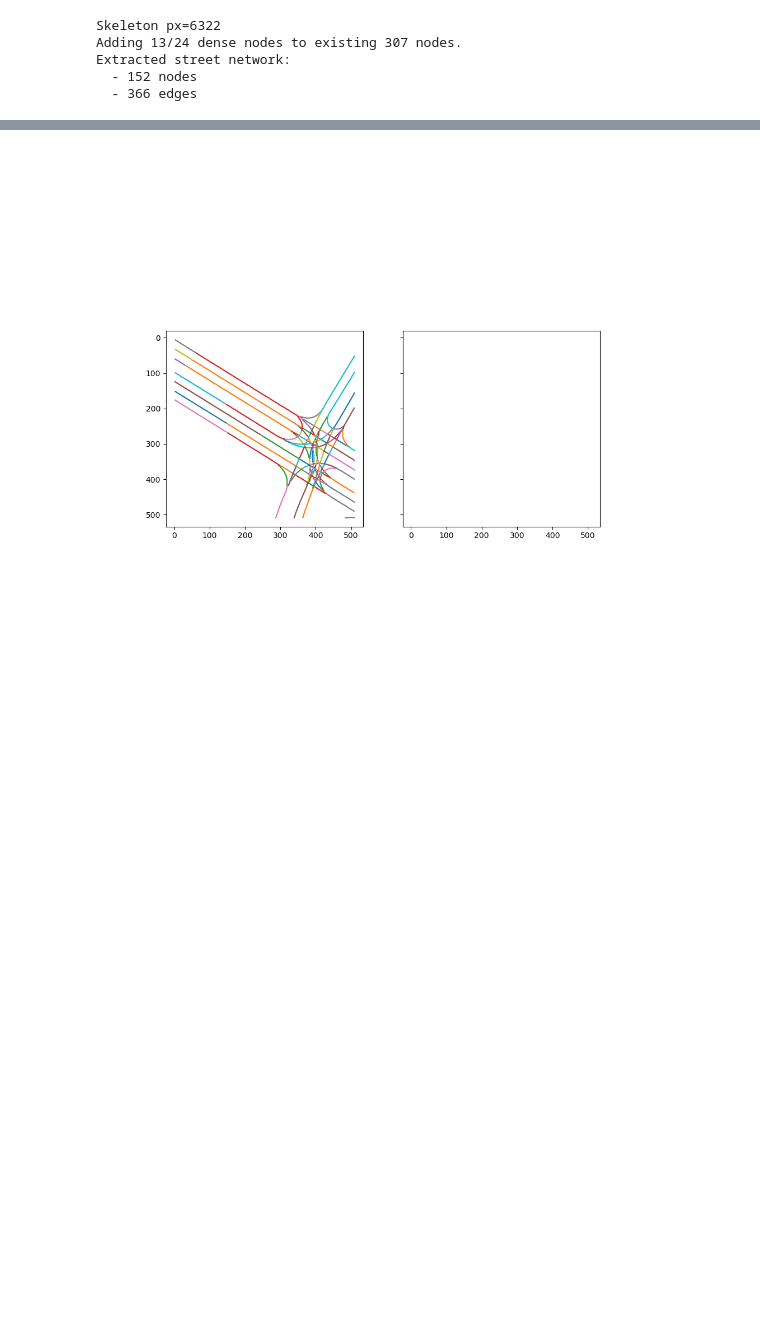
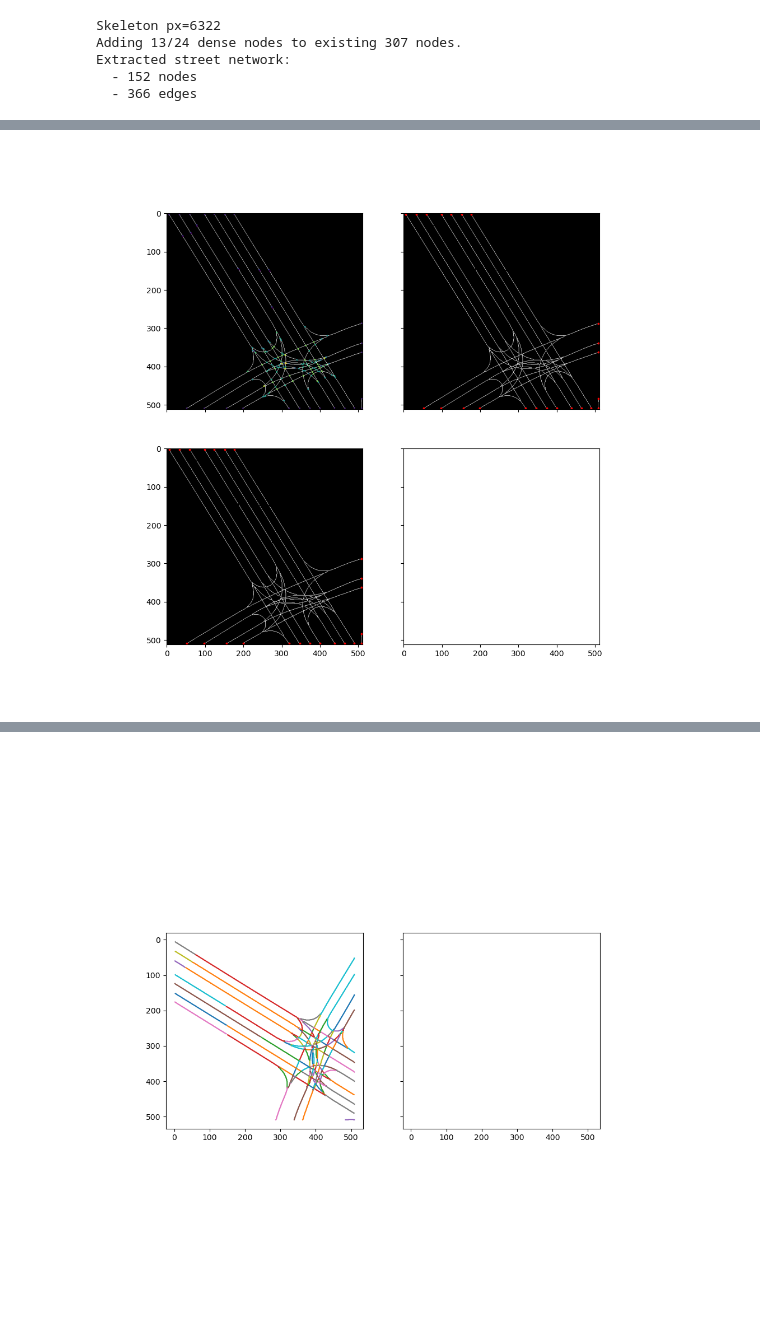
Before and after one commit to Excitablecell/extract-raster-network, a Jupyter notebook: extract_lanes.ipynb, the cells around one changed output, grey strips where cells are left out. Drawn from its saved outputs; the diff is of its cells as text; code cells hidden in the pictures; blank space fills up the shorter version.

Commit message:
feat: find_paths_among_terminals

```diff
--- a/extract_lanes.ipynb
+++ b/extract_lanes.ipynb
@@ -122,0 +44,88 @@ Found 23 terminal nodes (nodes with only 1 degree connection)
+# %%
+def connect_small_gaps(graph: nx.Graph, nodes: list[tuple], thresh: int=4) -> nx.Graph:
+    for i, n1 in enumerate(nodes):
+        for j, n2 in enumerate(nodes[i+1:]):
+            dist = np.hypot(n1[0] - n2[0], n1[1] - n2[1])
+            if dist <= thresh:
+                n2, n2_neighbour, k = list(graph.edges(n2, keys=True))[0]
+                e2 = graph[n2][n2_neighbour][k]
+                e2_path = e2['path']
+                e2_path.insert(0, n1)
+                graph.remove_edge(n2, n2_neighbour)
+                graph.add_edge(n1, n2_neighbour, path=e2_path, d=len(e2_path) - 1)
+                break
+
+    return graph
+
+
+def find_terminal_nodes(graph: nx.Graph) -> list[tuple]:
+    nodes_terminal = [(node[0], node[1]) for (node, degree) in graph.degree if degree == 1]
+    print(f'Found {len(nodes_terminal)} terminal nodes (nodes with only 1 degree connection)')
+
+    return nodes_terminal
+
+
+# def generate_frenet_frame(centerline_pts: np.ndarray):
+def generate_frenet_frame(xs: np.ndarray, ys: np.ndarray):
+    cubic_spline = CubicSpline2D(xs, ys)
+    s = np.arange(0, cubic_spline.s[-1], 1)
+    ref_xy = [cubic_spline.calc_position(i_s) for i_s in s]
+    ref_yaw = [cubic_spline.calc_yaw(i_s) for i_s in s]
+    ref_rk = [cubic_spline.calc_curvature(i_s) for i_s in s]
+
+    return cubic_spline, np.column_stack((ref_xy, ref_yaw, ref_rk))
+
+
+def find_paths_among_terminals(graph: nx.Graph, nodes: list[tuple], thresh: int=4) -> list[list]:
+    paths = []
+    for i, n1 in enumerate(nodes):
+        for j, n2 in enumerate(nodes[i+1:]):
+            if nx.has_path(graph, n1, n2):
+                path = nx.shortest_path(graph, n1, n2, weight=None, method='dijkstra')
+                print(f'From {n1} to {n2}: {path}')
+                paths.append(path)
+
+    print(f'Found {len(paths)} paths')
+    return paths
+
+
+def connect_terminal_nodes(graph: nx.Graph) -> nx.Graph:
+
+    fig, axes = plt.subplots(2, 2, figsize=(10, 10), sharex=True, sharey=True)
+    axes = axes.ravel()
+
+    nodes = np.array([node for (node, degree) in graph.degree()], dtype=float)
+    degrees = np.array([degree for (node, degree) in graph.degree()], dtype=float)
+
+    nodes_terminal = find_terminal_nodes(graph)
+    graph = connect_small_gaps(graph, nodes_terminal, thresh=8)
+
+    axes[0].imshow(skel, cmap='gray')
+    axes[0].scatter(nodes[:, 1], nodes[:, 0], c=degrees, s=1)
+
+    nodes_terminal = np.array(nodes_terminal)
+    axes[1].imshow(skel, cmap='gray')
+    axes[1].scatter(nodes_terminal[:, 1], nodes_terminal[:, 0], c='red', s=3)
+
+    nodes_terminal = find_terminal_nodes(graph)
+    paths = find_paths_among_terminals(graph, nodes_terminal)
+
+
+
+    nodes_terminal = np.array(nodes_terminal)
+    axes[2].imshow(skel, cmap='gray')
+    axes[2].scatter(nodes_terminal[:, 1], nodes_terminal[:, 0], c='red', s=3)
+
+
+
+    axes[0].set_aspect('equal')
+    axes[1].set_aspect('equal')
+    axes[2].set_aspect('equal')
+    axes[3].set_aspect('equal')
+
+    plt.show()
+
+    return graph
+
+connect_terminal_nodes(graph)
+# %% [output]
@@ -122,0 +149 @@ Found 23 terminal nodes (nodes with only 1 degree connection)
+[figure, added]
```
Also changed, not shown: parts of 2 cells of this notebook.
